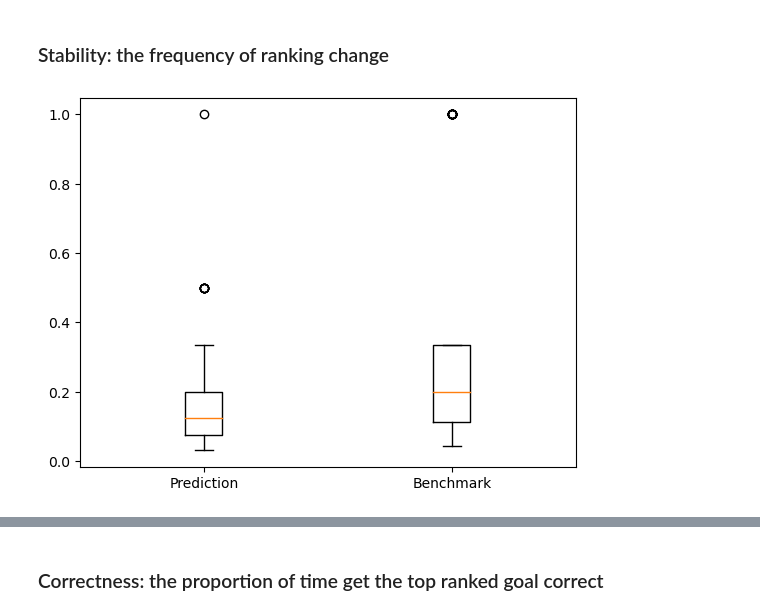
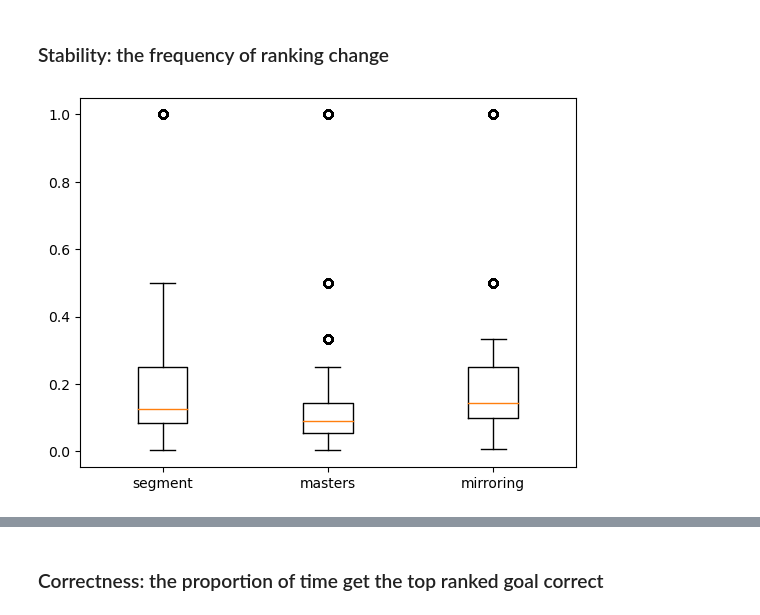
Before and after one commit to OzzyTao/goal-simulation, a Jupyter notebook: experiment.ipynb, the cells around one changed output, grey strips where cells are left out. Saved outputs shown, nothing was run; the diff lists cells and outputs as text; code cells hidden in the pictures.

Commit message:
3 prediction models and 3 path finding models

```diff
--- a/experiment.ipynb
+++ b/experiment.ipynb
@@ -6,13 +8,13 @@ import mesa
 # %%
-params = {"width":20,"height":20,"obs_num":40,"goals_num":2}
+params = {"width":20,"height":20,"obs_num":40,"goals_num":[3,9,15],"goal_zone":[0,1,2,3,4,6,7,8,9],"seed":range(0,100),"path_planning_alg":[0,1,2]}
 results = mesa.batch_run(
     PathFindingModel,
     parameters = params,
-    iterations = 100,
-    max_steps = 200,
-    number_processes = 1,
-    data_collection_period = 5,
-    display_progress=True
+    iterations = 1,
+    max_steps = 1000,
+    number_processes = None,
+    data_collection_period = 1,
+    display_progress=True,
 )
 # %%
 import pandas as pd
@@ -33,0 +28,13 @@ results_df.head()
+# %%
+def df_transform(raw_df, measure_func):
+    run_statistics = raw_df.groupby('RunId').agg(
+        zone = pd.NamedAgg(column='goal_zone', aggfunc="first"),
+        alg = pd.NamedAgg(column="path_planning_alg", aggfunc="first"),
+        goal_pop = pd.NamedAgg(column="goals_num",aggfunc="first"),
+        seed = pd.NamedAgg(column="seed",aggfunc="first"),
+        segment_measure = pd.NamedAgg(column="Segment_ranking", aggfunc=measure_func),
+        masters_measure = pd.NamedAgg(column="Masters_ranking", aggfunc=measure_func),
+        mirroring_measure = pd.NamedAgg(column="Mirroring_ranking", aggfunc=measure_func)
+    )
+    run_statistics.set_index(['zone','goal_pop','seed','alg'], inplace=True)
+    return run_statistics
@@ -46,13 +61,11 @@ def stability(rankings_list):
 # %%
-prediction_stability = results_df.groupby("iteration")["Goal_Rank"].agg(stability)
-benchmark_stability = results_df.groupby("iteration")["Benchmark_Rank"].agg(stability)
+run_df = df_transform(results_df,measures.stability)
 # %%
 %matplotlib inline
 import matplotlib.pyplot as plt
-columns = [prediction_stability, benchmark_stability]
 fig,ax = plt.subplots()
-ax.boxplot(columns)
-plt.xticks([1,2],['Prediction', 'Benchmark'])
+ax.boxplot(run_df)
+plt.xticks([1,2,3],['segment', 'masters','mirroring'])
 plt.show()
 # %% [output]
-[figure, old version]
+[figure, new version]
```
Also changed, not shown: parts of 47 cells of this notebook, 16 other files.
